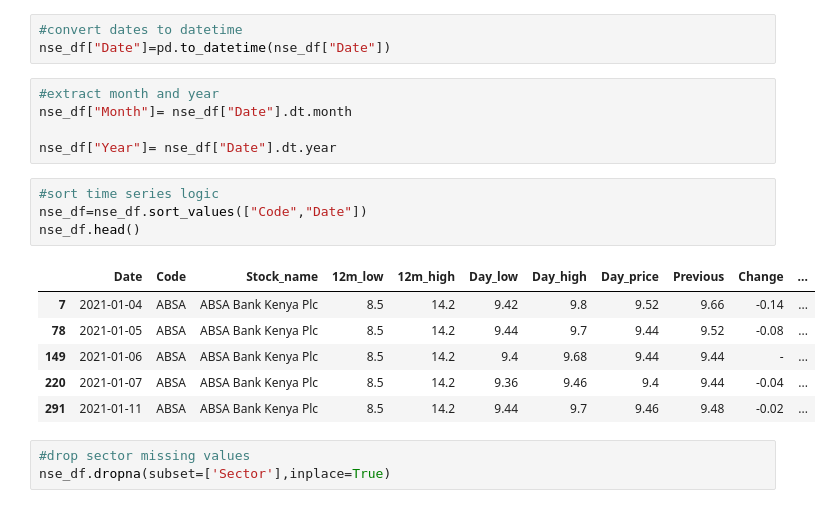
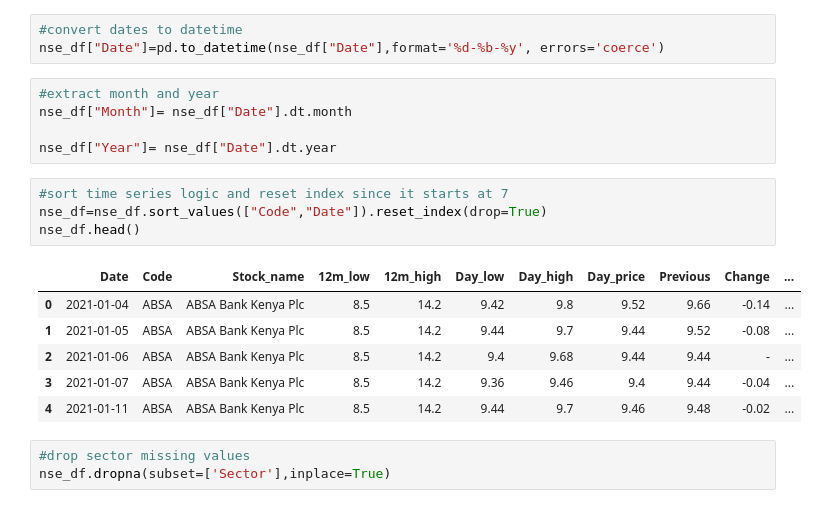
Before and after one commit to lorenaterah/NSE_Stock_Market_Segmentation, a Jupyter notebook: Notebooks/SharonK.ipynb, the cells around one changed output. Saved outputs shown, nothing was run; the diff lists cells and outputs as text.

```diff
--- a/Notebooks/SharonK.ipynb
+++ b/Notebooks/SharonK.ipynb
@@ -467,23 +482,23 @@ nse_df = nse_df.drop(columns=['Name_y'])
 nse_df=nse_df.rename(columns={'Name_x': 'Stock_name'})
 # %%
 #convert dates to datetime
-nse_df["Date"]=pd.to_datetime(nse_df["Date"])
+nse_df["Date"]=pd.to_datetime(nse_df["Date"],format='%d-%b-%y', errors='coerce')
 # %%
 #extract month and year
 nse_df["Month"]= nse_df["Date"].dt.month
 
 nse_df["Year"]= nse_df["Date"].dt.year
 # %%
-#sort time series logic
-nse_df=nse_df.sort_values(["Code","Date"])
+#sort time series logic and reset index since it starts at 7
+nse_df=nse_df.sort_values(["Code","Date"]).reset_index(drop=True)
 nse_df.head()
 # %% [output]
 |  | Date | Code | Stock_name | 12m_low | 12m_high | Day_low | Day_high | Day_price | Previous | Change | ... |
-| 7 | 2021-01-04 | ABSA | ABSA Bank Kenya Plc | 8.5 | 14.2 | 9.42 | 9.8 | 9.52 | 9.66 | -0.14 | ... |
-| 78 | 2021-01-05 | ABSA | ABSA Bank Kenya Plc | 8.5 | 14.2 | 9.44 | 9.7 | 9.44 | 9.52 | -0.08 | ... |
-| 149 | 2021-01-06 | ABSA | ABSA Bank Kenya Plc | 8.5 | 14.2 | 9.4 | 9.68 | 9.44 | 9.44 | - | ... |
-| 220 | 2021-01-07 | ABSA | ABSA Bank Kenya Plc | 8.5 | 14.2 | 9.36 | 9.46 | 9.4 | 9.44 | -0.04 | ... |
-| 291 | 2021-01-11 | ABSA | ABSA Bank Kenya Plc | 8.5 | 14.2 | 9.44 | 9.7 | 9.46 | 9.48 | -0.02 | ... |
+| 0 | 2021-01-04 | ABSA | ABSA Bank Kenya Plc | 8.5 | 14.2 | 9.42 | 9.8 | 9.52 | 9.66 | -0.14 | ... |
+| 1 | 2021-01-05 | ABSA | ABSA Bank Kenya Plc | 8.5 | 14.2 | 9.44 | 9.7 | 9.44 | 9.52 | -0.08 | ... |
+| 2 | 2021-01-06 | ABSA | ABSA Bank Kenya Plc | 8.5 | 14.2 | 9.4 | 9.68 | 9.44 | 9.44 | - | ... |
+| 3 | 2021-01-07 | ABSA | ABSA Bank Kenya Plc | 8.5 | 14.2 | 9.36 | 9.46 | 9.4 | 9.44 | -0.04 | ... |
+| 4 | 2021-01-11 | ABSA | ABSA Bank Kenya Plc | 8.5 | 14.2 | 9.44 | 9.7 | 9.46 | 9.48 | -0.02 | ... |
 # %%
 #drop sector missing values
 nse_df.dropna(subset=['Sector'],inplace=True)
```
Also changed, not shown: parts of 15 cells of this notebook.
